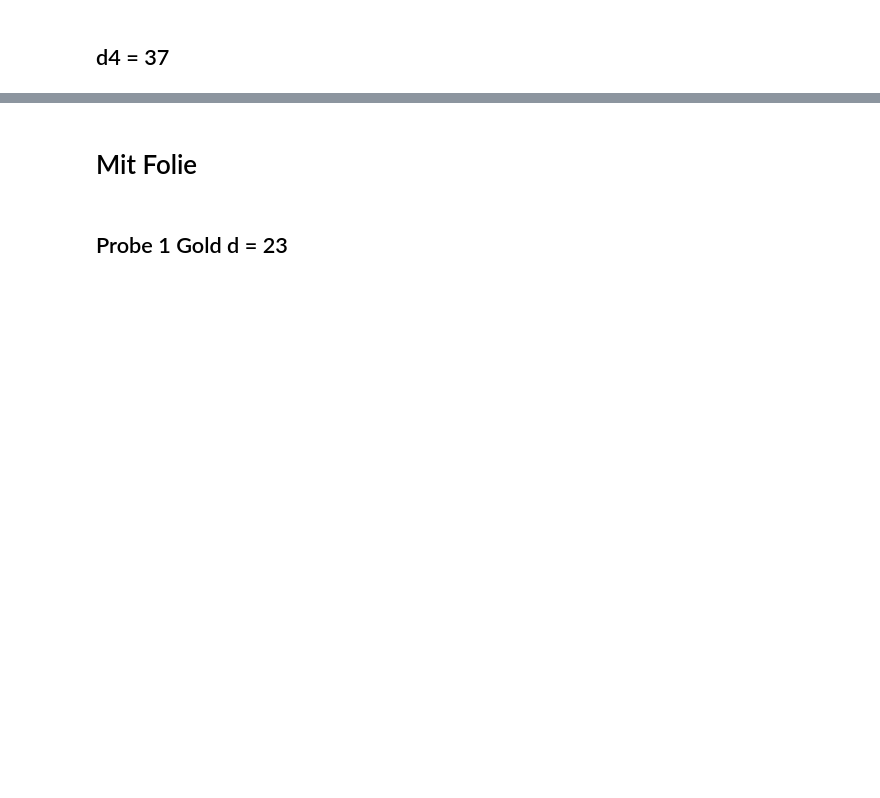
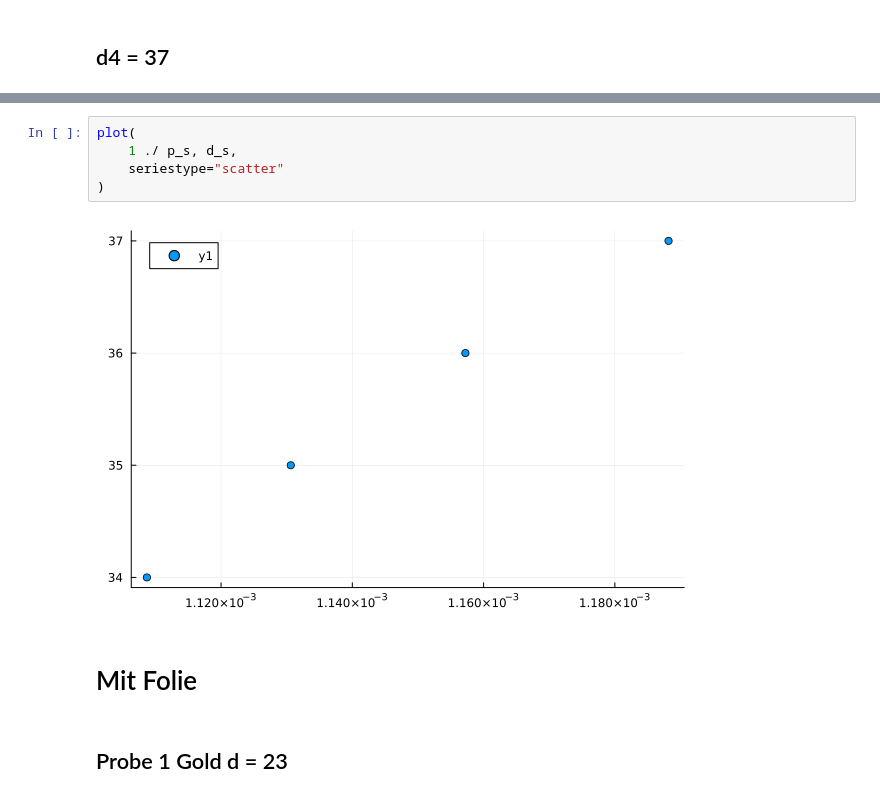
Before and after one commit to Baryonics/pb_ktp_3_3, a Jupyter notebook: code/reichweiten.ipynb, the cells around one changed output, grey strips where cells are left out. Cells and saved outputs as stored; diff of their text form; blank space fills up the shorter version.

```diff
--- a/code/reichweiten.ipynb
+++ b/code/reichweiten.ipynb
@@ -55,3 +62,10 @@ fit_params = fit_result.param = [59.19621280479715, -0.2855153152419249, 841.905
+# %%
+plot(
+    1 ./ p_s, d_s,
+    seriestype="scatter"
+)
+# %% [output]
+[figure, added]
 # %% [markdown]
 # Mit Folie
 # %% [markdown]
```
Also changed, not shown: parts of 8 cells of this notebook, 7 other files.
